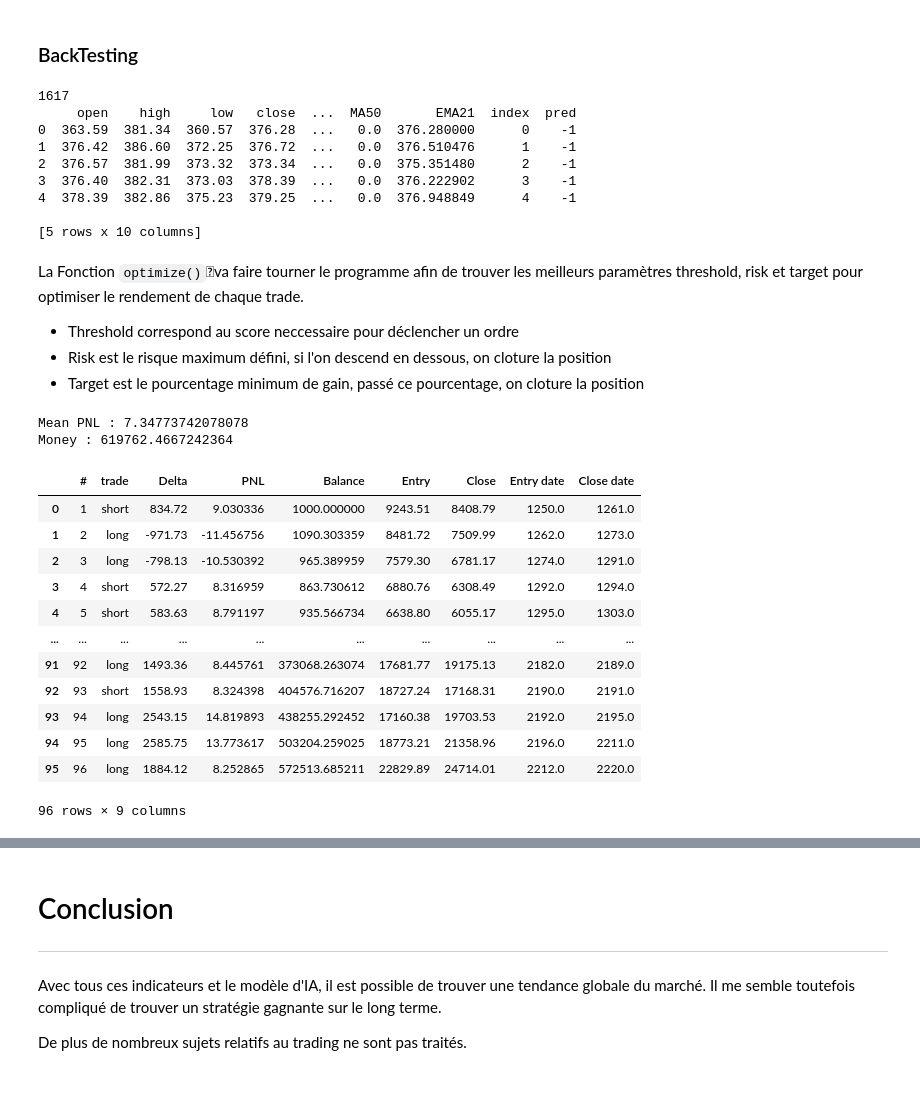
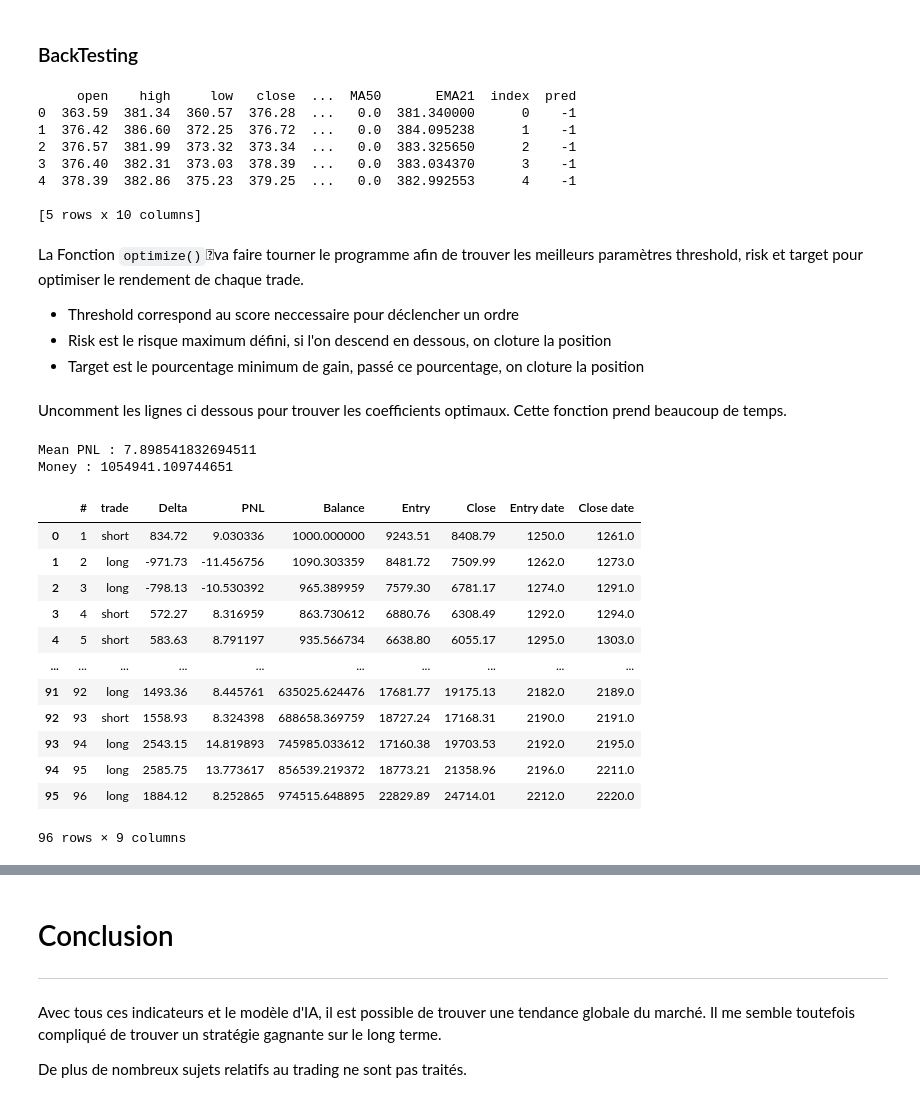
Before and after one commit to hderoche/RNN_Bitcoin_Prediction, a Jupyter notebook: RNN.ipynb, the cells around one changed output, grey strips where cells are left out. Saved outputs shown, nothing was run; the diff lists cells and outputs as text; code cells hidden in the pictures.

```diff
--- a/RNN.ipynb
+++ b/RNN.ipynb
@@ -541,6 +574,8 @@ print(data.head())
 # In percentage
 split_index = 70
 data_AI = data.copy()
+print(data_AI.columns)
+data_AI = data_AI.drop(['close', 'Volume BTC', 'RSI', 'MA50', 'EMA21'], axis=1)
 print(data_AI.columns)
 index = int(np.floor(abs(data_AI.shape[0] * split_index/100)))
 
@@ -731,8 +780,8 @@ Ce modele est beaucoup moins précis mais a le mérite de se servir de ses propr
 # %%
-# for i in range(predictions.shape[1]):
+for i in range(predictions.shape[1]):
 
-#   scale = scaler.scale_[i]
-#   predictions[:, i] = predictions[:, i]/scale + L_min[i]
+  scale = scaler.scale_[i]
+  predictions[:, i] = predictions[:, i]/scale + L_min[i]
 
 
-# print(x_test.shape)
+print(x_test.shape)
@@ -978,9 +1029,9 @@ def rules(data):
     score -= 1
   if data['RSI'] < 65:
     score += 1
-  if data['open'] > data['MA50'] :
+  if data['open'] > data['EMA21'] :
     score += 1
-  if data['open'] < data['MA50']:
+  if data['open'] < data['EMA21']:
     score -= 1
   if data['pred'] == 1:
     score += 2
@@ -1019,10 +1070,9 @@ def decision(score, data, threshold, target, risk):
 dataBot = dataBot[::-1]
 dataBot = dataBot.reset_index(drop=True)
 dataBot['index'] = np.arange(dataBot.shape[0])
-print(data.shape[0] - len(diff_test_preds))
 
 # adding a pred column filled with -1, when the model has not been predicting on this set of data
-dataBot['pred'] = np.append(np.full(data.shape[0] - len(diff_test_preds), -1), diff_test_preds)
+dataBot['pred'] = np.append(np.full(data.shape[0] - len(df_AImodel['trend']), -1), df_AImodel['trend'])
 
 print(dataBot.head())
 
@@ -1034,13 +1084,12 @@ def scoring(data):
 
 #scoring()
 # %% [output]
-1617
      open    high     low   close  ...  MA50       EMA21  index  pred
-0  363.59  381.34  360.57  376.28  ...   0.0  376.280000      0    -1
-1  376.42  386.60  372.25  376.72  ...   0.0  376.510476      1    -1
-2  376.57  381.99  373.32  373.34  ...   0.0  375.351480      2    -1
-3  376.40  382.31  373.03  378.39  ...   0.0  376.222902      3    -1
-4  378.39  382.86  375.23  379.25  ...   0.0  376.948849      4    -1
+0  363.59  381.34  360.57  376.28  ...   0.0  381.340000      0    -1
+1  376.42  386.60  372.25  376.72  ...   0.0  384.095238      1    -1
+2  376.57  381.99  373.32  373.34  ...   0.0  383.325650      2    -1
+3  376.40  382.31  373.03  378.39  ...   0.0  383.034370      3    -1
+4  378.39  382.86  375.23  379.25  ...   0.0  382.992553      4    -1
 
 [5 rows x 10 columns]
 # %% [markdown]
@@ -1075,24 +1125,37 @@ def optimize():
+# %% [markdown]
+Uncomment les lignes ci dessous pour trouver les coefficients optimaux. Cette fonction prend beaucoup de temps.
 # %%
-decision(scoring(dataBot[1250:]), dataBot[1250:], 0, 7, 10)
+start_index = 1250
+#meanPNL, coeff = optimize()
+# opti_threshold = coeff[0]
+# opti_risk= coeff[2]
+# opti_target= coeff[1]
+
+# decision(scoring(dataBot[start_index:]), dataBot[start_index:], coeff[0], coeff[1], coeff[2])
+
+# Comment this line, if the lines above are uncommented
+decision(scoring(dataBot[start_index:]), dataBot[start_index:], 0, 7, 10)
+
+
 df = btcBot.show_trades()
 print('Mean PNL :', df['PNL'].mean())
 print('Money :', btcBot.money)
 df
 # %% [output]
-Mean PNL : 7.34773742078078
-Money : 619762.4667242364
+Mean PNL : 7.898541832694511
+Money : 1054941.109744651
 |  | # | trade | Delta | PNL | Balance | Entry | Close | Entry date | Close date |
 | 0 | 1 | short | 834.72 | 9.030336 | 1000.000000 | 9243.51 | 8408.79 | 1250.0 | 1261.0 |
 | 1 | 2 | long | -971.73 | -11.456756 | 1090.303359 | 8481.72 | 7509.99 | 1262.0 | 1273.0 |
 | 2 | 3 | long | -798.13 | -10.530392 | 965.389959 | 7579.30 | 6781.17 | 1274.0 | 1291.0 |
 | 3 | 4 | short | 572.27 | 8.316959 | 863.730612 | 6880.76 | 6308.49 | 1292.0 | 1294.0 |
 | 4 | 5 | short | 583.63 | 8.791197 | 935.566734 | 6638.80 | 6055.17 | 1295.0 | 1303.0 |
 | ... | ... | ... | ... | ... | ... | ... | ... | ... | ... |
-| 91 | 92 | long | 1493.36 | 8.445761 | 373068.263074 | 17681.77 | 19175.13 | 2182.0 | 2189.0 |
-| 92 | 93 | short | 1558.93 | 8.324398 | 404576.716207 | 18727.24 | 17168.31 | 2190.0 | 2191.0 |
-| 93 | 94 | long | 2543.15 | 14.819893 | 438255.292452 | 17160.38 | 19703.53 | 2192.0 | 2195.0 |
-| 94 | 95 | long | 2585.75 | 13.773617 | 503204.259025 | 18773.21 | 21358.96 | 2196.0 | 2211.0 |
-| 95 | 96 | long | 1884.12 | 8.252865 | 572513.685211 | 22829.89 | 24714.01 | 2212.0 | 2220.0 |
+| 91 | 92 | long | 1493.36 | 8.445761 | 635025.624476 | 17681.77 | 19175.13 | 2182.0 | 2189.0 |
+| 92 | 93 | short | 1558.93 | 8.324398 | 688658.369759 | 18727.24 | 17168.31 | 2190.0 | 2191.0 |
+| 93 | 94 | long | 2543.15 | 14.819893 | 745985.033612 | 17160.38 | 19703.53 | 2192.0 | 2195.0 |
+| 94 | 95 | long | 2585.75 | 13.773617 | 856539.219372 | 18773.21 | 21358.96 | 2196.0 | 2211.0 |
+| 95 | 96 | long | 1884.12 | 8.252865 | 974515.648895 | 22829.89 | 24714.01 | 2212.0 | 2220.0 |
 96 rows × 9 columns
 # %%
 
```
Also changed, not shown: parts of 35 cells of this notebook.
